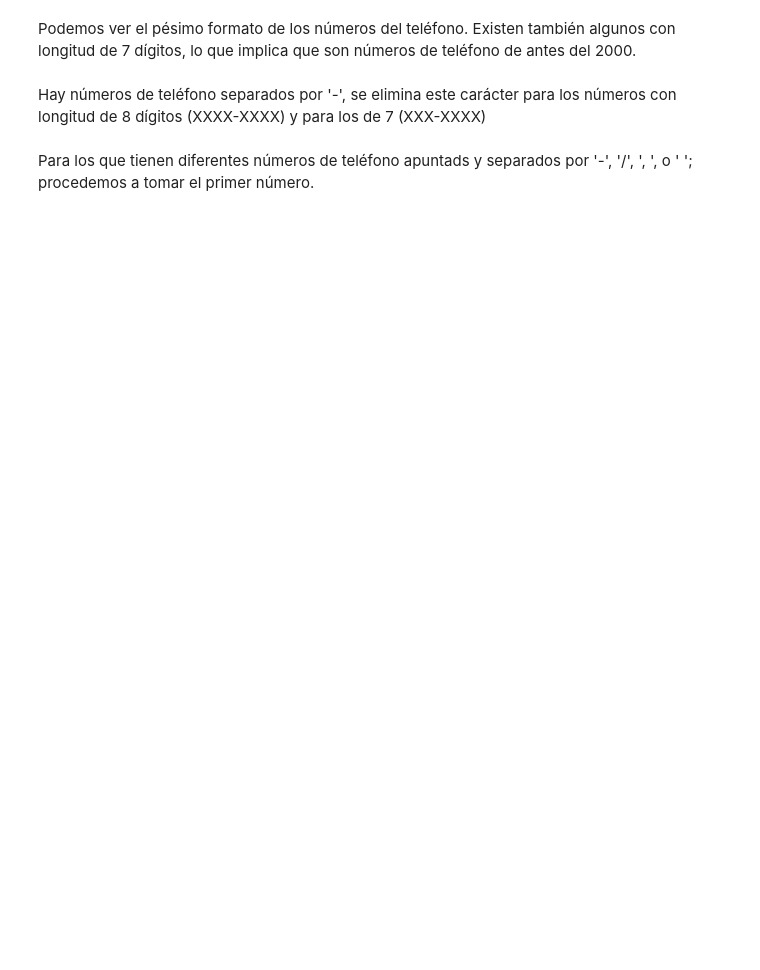
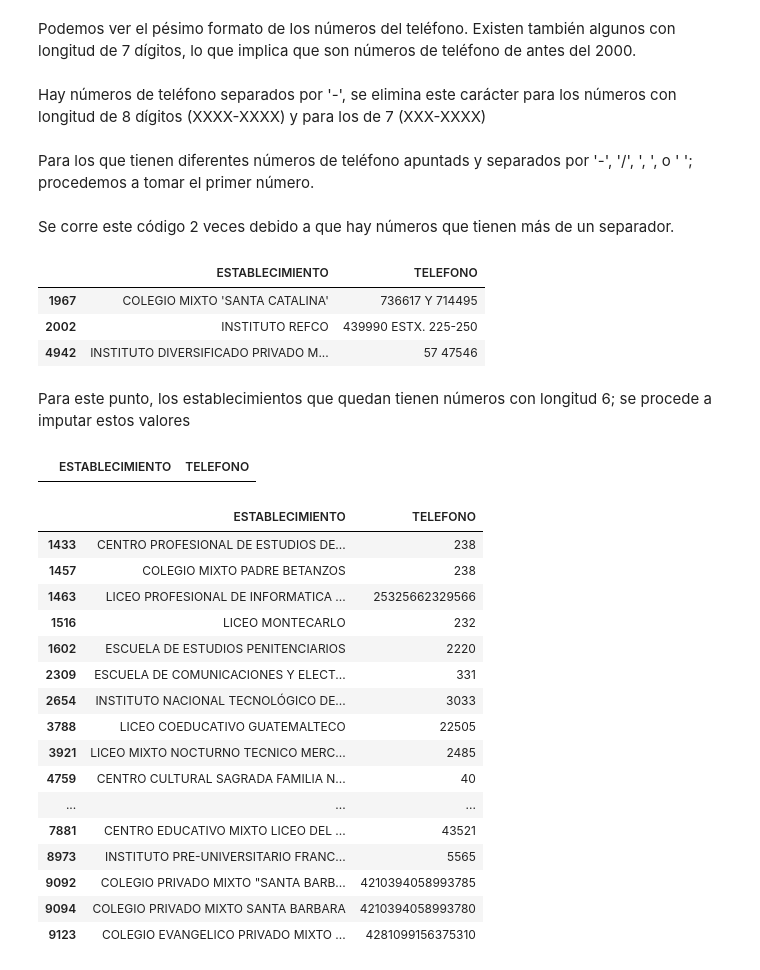
Before and after one commit to FerEsq/DS-Project-01, a Jupyter notebook: cleaning.ipynb, the cells around one changed output. Saved outputs shown, nothing was run; the diff lists cells and outputs as text; code cells hidden in the pictures; blank space fills up the shorter version.

```diff
--- a/cleaning.ipynb
+++ b/cleaning.ipynb
@@ -358,3 +363,53 @@ df['TELEFONO'] = df['TELEFONO'].apply(
     if len(re.split(r',\s*', x)[0]) in [8, 7]
     else x
 )
+# %% [markdown]
+Se corre este código 2 veces debido a que hay números que tienen más de un separador.
+# %%
+df['TELEFONO'] = df['TELEFONO'].apply(
+    lambda x:
+    x.split('-')[0]
+    if len(x.split('-')) == 2 and (len(x.split('-')[0]) == 4 or len(x.split('-')[0]) == 3) and len(x.split('-')[1]) == 4
+    else x
+)
+# %%
+df[df['TELEFONO'].str.contains('[^0-9]', na=False)][['ESTABLECIMIENTO', 'TELEFONO']]
+# %% [output]
+|  | ESTABLECIMIENTO | TELEFONO |
+| 1967 | COLEGIO MIXTO 'SANTA CATALINA' | 736617 Y 714495 |
+| 2002 | INSTITUTO REFCO | 439990 ESTX. 225-250 |
+| 4942 | INSTITUTO DIVERSIFICADO PRIVADO M... | 57 47546 |
+# %% [markdown]
+Para este punto, los establecimientos que quedan tienen números con longitud 6; se procede a imputar estos valores
+# %%
+df['TELEFONO'] = df['TELEFONO'].apply(
+    lambda x:
+    ''
+    if len(x.split(' ')[0]) == 6
+    else x.replace(' ', '')  # To handle INSTITUTO DIVERSIFICADO PRIVADO MIXTO 'LUIS ARTURO LEMUS'
+)
+# %%
+df[df['TELEFONO'].str.contains('[^0-9]', na=False)][['ESTABLECIMIENTO', 'TELEFONO']]
+# %% [output]
+|  | ESTABLECIMIENTO | TELEFONO |
+# %%
+# Print all numbers with a different length than 7 or 8 and are not ''
+df[df['TELEFONO'].apply(lambda x: len(x) not in [7, 8] and x != '')][['ESTABLECIMIENTO', 'TELEFONO']]
+# %% [output]
+|  | ESTABLECIMIENTO | TELEFONO |
+| 1433 | CENTRO PROFESIONAL DE ESTUDIOS DE... | 238 |
+| 1457 | COLEGIO MIXTO PADRE BETANZOS | 238 |
+| 1463 | LICEO PROFESIONAL DE INFORMATICA ... | 25325662329566 |
+| 1516 | LICEO MONTECARLO | 232 |
+| 1602 | ESCUELA DE ESTUDIOS PENITENCIARIOS | 2220 |
+| 2309 | ESCUELA DE COMUNICACIONES Y ELECT... | 331 |
+| 2654 | INSTITUTO NACIONAL TECNOLÓGICO DE... | 3033 |
+| 3788 | LICEO COEDUCATIVO GUATEMALTECO | 22505 |
+| 3921 | LICEO MIXTO NOCTURNO TECNICO MERC... | 2485 |
+| 4759 | CENTRO CULTURAL SAGRADA FAMILIA N... | 40 |
+| ... | ... | ... |
+| 7881 | CENTRO EDUCATIVO MIXTO LICEO DEL ... | 43521 |
+| 8973 | INSTITUTO PRE-UNIVERSITARIO FRANC... | 5565 |
+| 9092 | COLEGIO PRIVADO MIXTO "SANTA BARB... | 4210394058993785 |
+| 9094 | COLEGIO PRIVADO MIXTO SANTA BARBARA | 4210394058993780 |
+| 9123 | COLEGIO EVANGELICO PRIVADO MIXTO ... | 4281099156375310 |
```
Also changed, not shown: parts of 1 cell of this notebook.
